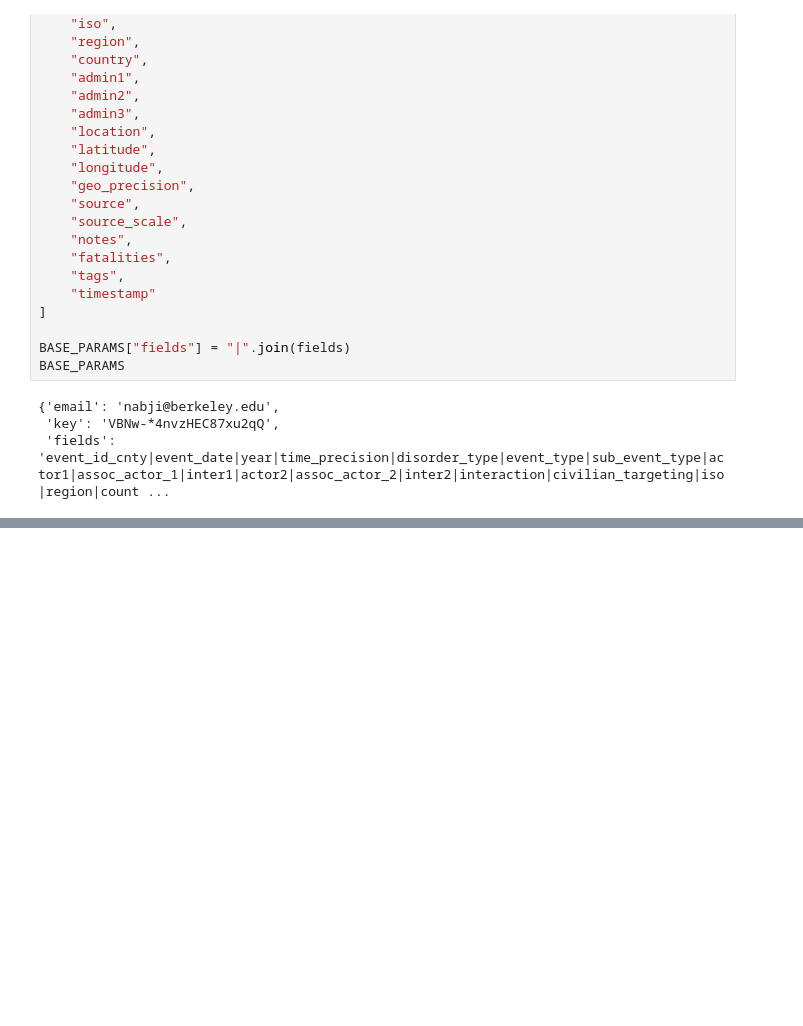
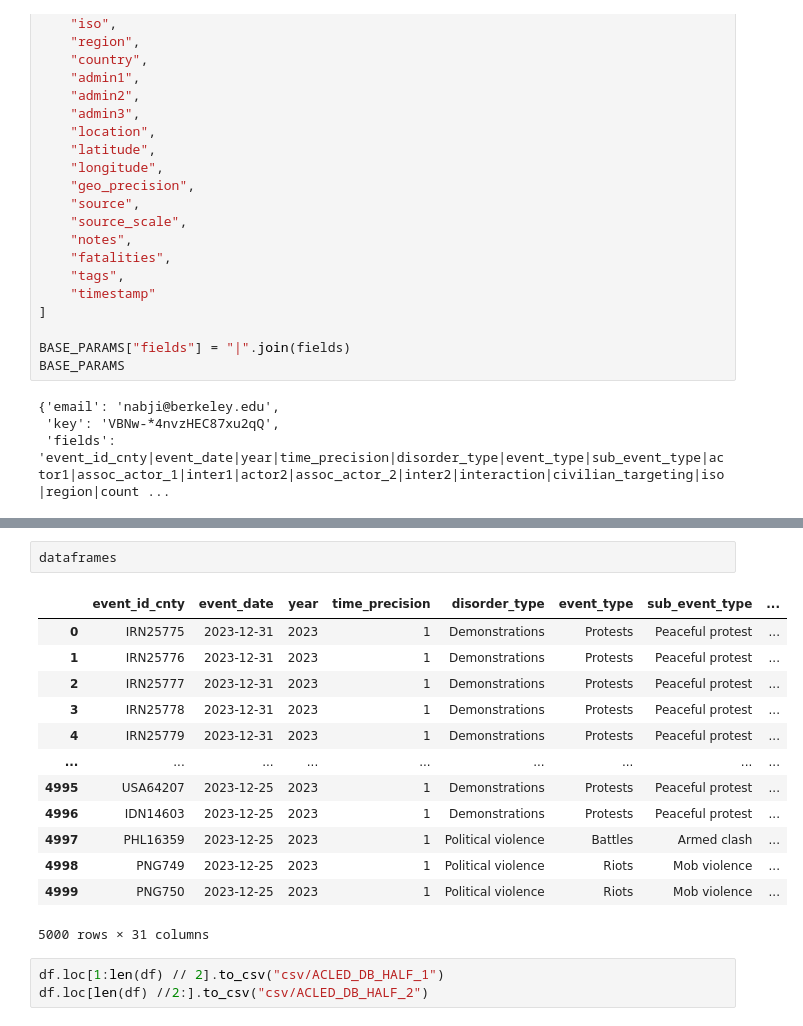
Before and after one commit to DivitC25/PCS-FoodWatch, a Jupyter notebook: ml/data engineering/noah_conflict_and_disaster_data_pipeline.ipynb, the cells around one changed output, grey strips where cells are left out. Saved outputs shown, nothing was run; the diff lists cells and outputs as text; blank space fills up the shorter version.

```diff
--- a/ml/data engineering/noah_conflict_and_disaster_data_pipeline.ipynb
+++ b/ml/data engineering/noah_conflict_and_disaster_data_pipeline.ipynb
@@ -112,0 +397,19 @@ get_ACLED_data(country="Georgia", year=2023)
+# %%
+dataframes
+# %% [output]
+|  | event_id_cnty | event_date | year | time_precision | disorder_type | event_type | sub_event_type | ... |
+| 0 | IRN25775 | 2023-12-31 | 2023 | 1 | Demonstrations | Protests | Peaceful protest | ... |
+| 1 | IRN25776 | 2023-12-31 | 2023 | 1 | Demonstrations | Protests | Peaceful protest | ... |
+| 2 | IRN25777 | 2023-12-31 | 2023 | 1 | Demonstrations | Protests | Peaceful protest | ... |
+| 3 | IRN25778 | 2023-12-31 | 2023 | 1 | Demonstrations | Protests | Peaceful protest | ... |
+| 4 | IRN25779 | 2023-12-31 | 2023 | 1 | Demonstrations | Protests | Peaceful protest | ... |
+| ... | ... | ... | ... | ... | ... | ... | ... | ... |
+| 4995 | USA64207 | 2023-12-25 | 2023 | 1 | Demonstrations | Protests | Peaceful protest | ... |
+| 4996 | IDN14603 | 2023-12-25 | 2023 | 1 | Demonstrations | Protests | Peaceful protest | ... |
+| 4997 | PHL16359 | 2023-12-25 | 2023 | 1 | Political violence | Battles | Armed clash | ... |
+| 4998 | PNG749 | 2023-12-25 | 2023 | 1 | Political violence | Riots | Mob violence | ... |
+| 4999 | PNG750 | 2023-12-25 | 2023 | 1 | Political violence | Riots | Mob violence | ... |
+5000 rows × 31 columns
+# %%
+df.loc[1:len(df) // 2].to_csv("csv/ACLED_DB_HALF_1")
+df.loc[len(df) //2:].to_csv("csv/ACLED_DB_HALF_2")
```
Also changed, not shown: parts of 4 cells of this notebook, 2 other files.
